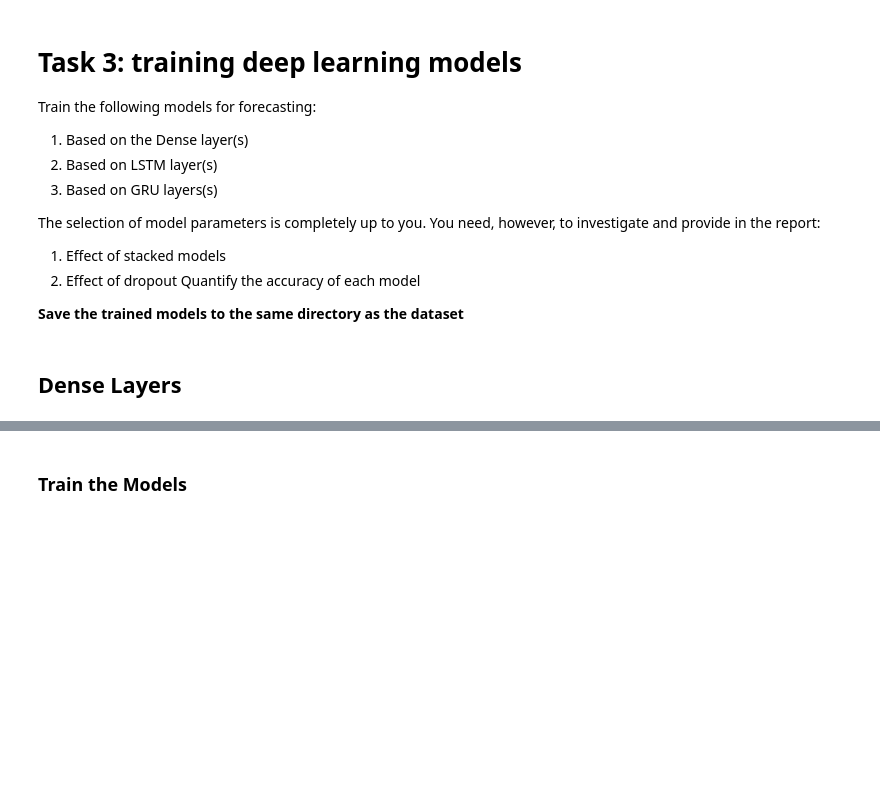
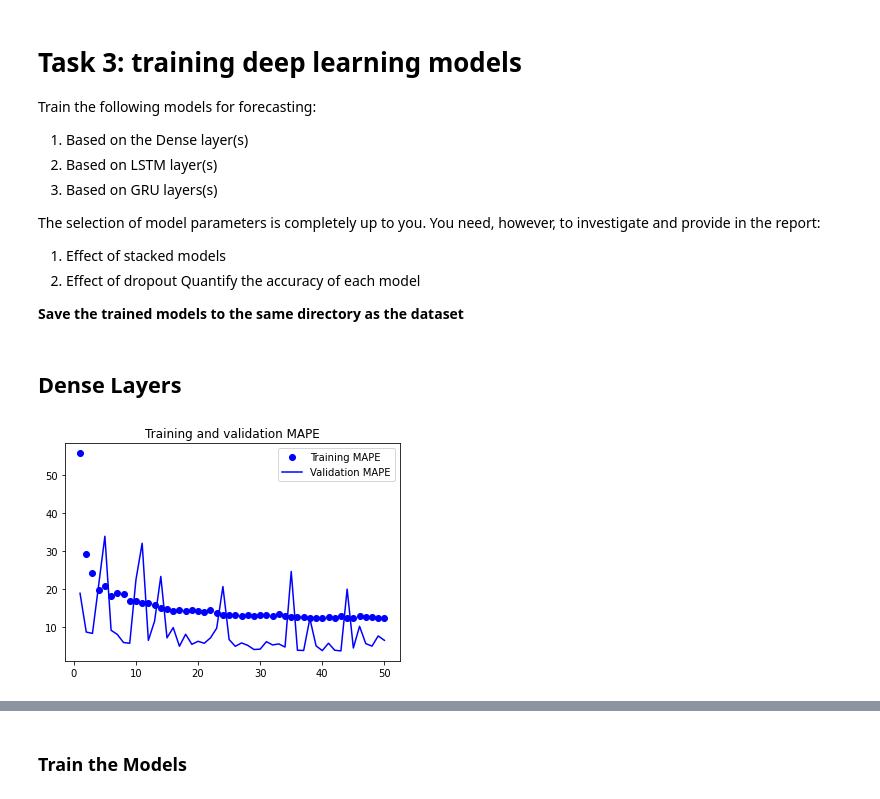
Before and after one commit to mschrader15/homework, a Jupyter notebook: spring-2022/ece-693/HW4/HW4.ipynb, the cells around one changed output, grey strips where cells are left out. Cells and saved outputs as stored; diff of their text form; code cells hidden in the pictures; blank space fills up the shorter version.

```diff
--- a/spring-2022/ece-693/HW4/HW4.ipynb
+++ b/spring-2022/ece-693/HW4/HW4.ipynb
@@ -447,17 +445,24 @@ class StockPredictor(DataManager):
         self.target_features = top_features
         return self.target_features
 # %%
-StockPredictors = namedtuple("StockPredictors", tickers)
 
-stock_predictors: Iterable[StockPredictor] = StockPredictors(
-    *(
-        StockPredictor(
-            ticker,
-            df,
+
+def create_stock_predictors(tickers: List[str], df: pd.DataFrame) -> Iterable[StockPredictor]:
+
+    StockPredictors = namedtuple("StockPredictors", tickers)
+
+    return StockPredictors(
+        *(
+            StockPredictor(
+                ticker,
+                df,
+            )
+            for ticker in tickers
         )
-        for ticker in tickers
     )
-)
+# %%
+
+stock_predictors = create_stock_predictors(tickers, df)
 # %% [markdown]
 ### Fit SKLearn Linear Model
 # %%
@@ -502,6 +503,0 @@ SHAP_THRESHOLD = 5  # Take only features with a shap score > 5
-# %%
-
-for stock in stock_predictors:
-    top_features = stock.reduce_features_shap(SHAP_THRESHOLD)
-    print(f"{stock.stock}:\t", "\t".join(top_features[:5]))
-    stock.set_top_features(top_features)
@@ -967,0 +1003,8 @@ dense_predictors: Iterable[DensePredictor] = DensePredictors(
+# %%
+
+d = DensePredictor(stock_predictors)
+# %%
+d.train_model()
+d.plot_training()
+# %% [output]
+[figure, added]
```
Also changed, not shown: parts of 40 cells of this notebook.
